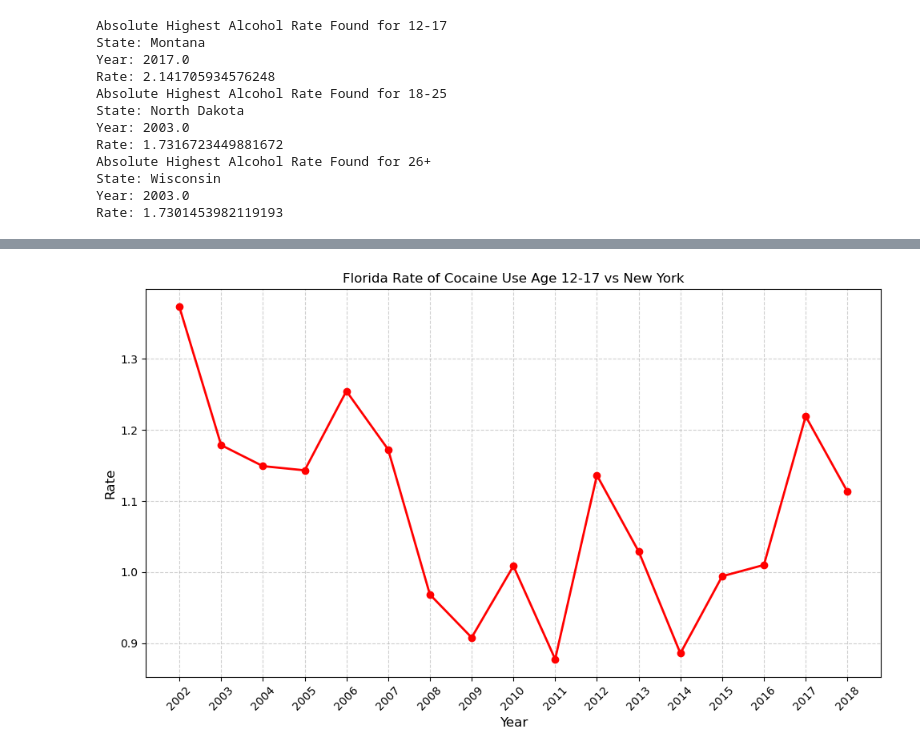
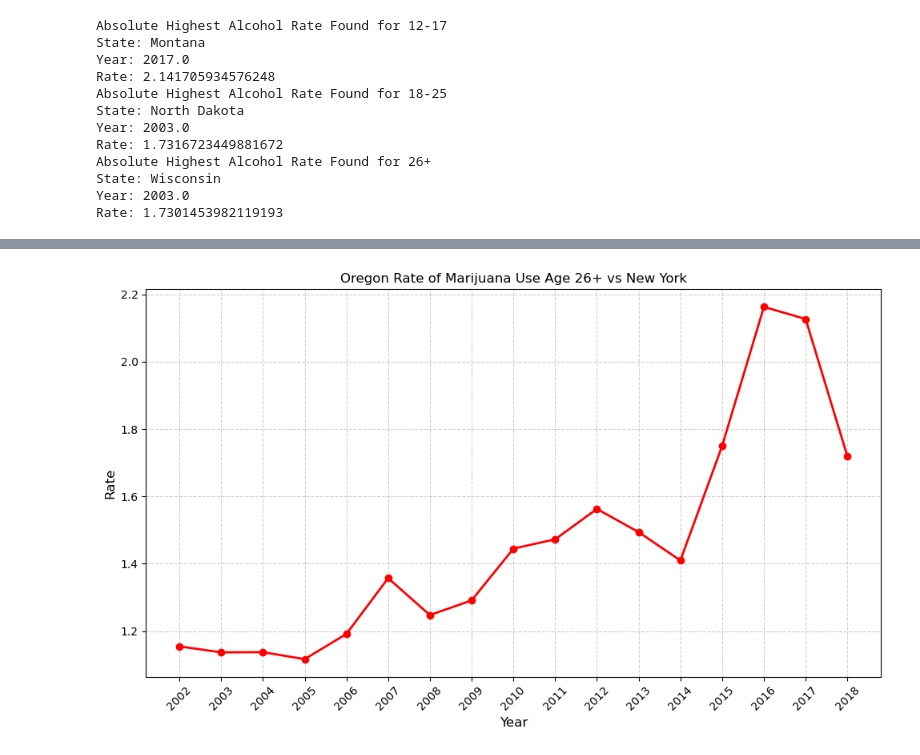
Before and after one commit to cjplayfair/CS-130_Project, a Jupyter notebook: analysis.ipynb, the cells around one changed output, grey strips where cells are left out. Saved outputs shown, nothing was run; the diff lists cells and outputs as text; code cells hidden in the pictures.

```diff
--- a/analysis.ipynb
+++ b/analysis.ipynb
@@ -378,18 +764,18 @@ plt.show()
 # %%
 # Compare Florida versus New York Cocaine 12-17
 age_groups = ['Rates.Alcohol.Use Disorder Past Year.12-17', 'Rates.Alcohol.Use Disorder Past Year.18-25', 'Rates.Alcohol.Use Disorder Past Year.26+', 'Rates.Tobacco.Cigarette Past Month.12-17', 'Rates.Tobacco.Cigarette Past Month.18-25', 'Rates.Tobacco.Cigarette Past Month.26+', 'Rates.Illicit Drugs.Cocaine Used Past Year.12-17', 'Rates.Illicit Drugs.Cocaine Used Past Year.18-25', 'Rates.Illicit Drugs.Cocaine Used Past Year.26+', 'Rates.Marijuana.Used Past Year.12-17', 'Rates.Marijuana.Used Past Year.18-25', 'Rates.Marijuana.Used Past Year.26+', 'Rates.Tobacco.Use Past Month.12-17', 'Rates.Tobacco.Use Past Month.18-25', 'Rates.Tobacco.Use Past Month.26+']
-age_group = 'Rates.Illicit Drugs.Cocaine Used Past Year.12-17'
-target_state = 'Florida'
-df_Florida = master_DF[master_DF.State == 'Florida']
-florida_year = df_Florida['Year']
+age_group = 'Rates.Marijuana.Used Past Year.26+'
+target_state = 'Oregon'
+df_Oregon = master_DF[master_DF.State == 'Oregon']
+oregon_year = df_Oregon['Year']
 plt.figure(figsize=(10, 6))
-plt.plot(florida_year, df_Florida[age_group], marker='o', color='r', linewidth=2, label=age_group)
-plt.title("Florida Rate of Cocaine Use Age 12-17 vs New York")
+plt.plot(oregon_year, df_Oregon[age_group], marker='o', color='r', linewidth=2, label=age_group)
+plt.title("Oregon Rate of Marijuana Use Age 26+ vs New York")
 plt.xlabel('Year', fontsize=12)
 plt.ylabel('Rate', fontsize=12)
 plt.xticks(florida_year, rotation=45)
 plt.grid(True, linestyle='--', alpha=0.6)
 plt.tight_layout()
 plt.show()
 # %% [output]
-[figure, old version]
+[figure, new version]
```
Also changed, not shown: parts of 12 cells of this notebook, 5 other files.
